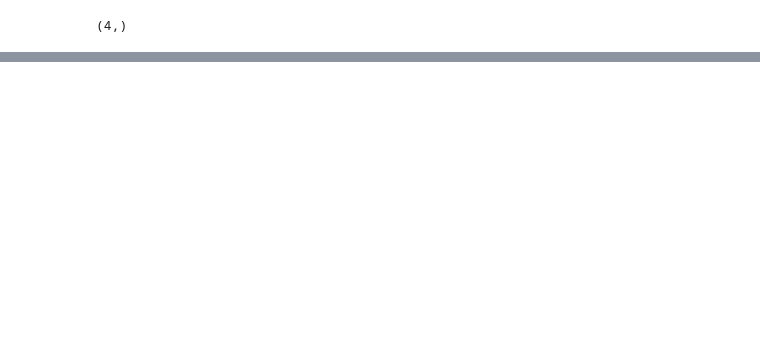
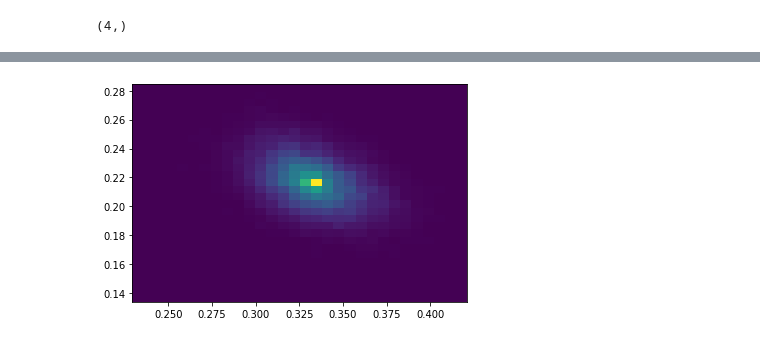
Before and after one commit to Neuromophic/Aging-aware-training, a Jupyter notebook: TryWeights.ipynb, the cells around one changed output, grey strips where cells are left out. Drawn from its saved outputs; the diff is of its cells as text; code cells hidden in the pictures; blank space fills up the shorter version.

```diff
--- a/TryWeights.ipynb
+++ b/TryWeights.ipynb
@@ -75,0 +78,8 @@ plt.plot(W0[0], W0[1], '.', markersize=10, color='red');
+# %%
+import numpy as np
+W1 = np.array(W1).flatten()
+W2 = np.array(W2).flatten()
+# %%
+plt.hist2d(W1,W2, bins=[30,30]);
+# %% [output]
+[figure, added]
```
Also changed, not shown: parts of 3 cells of this notebook, 10 other files.
